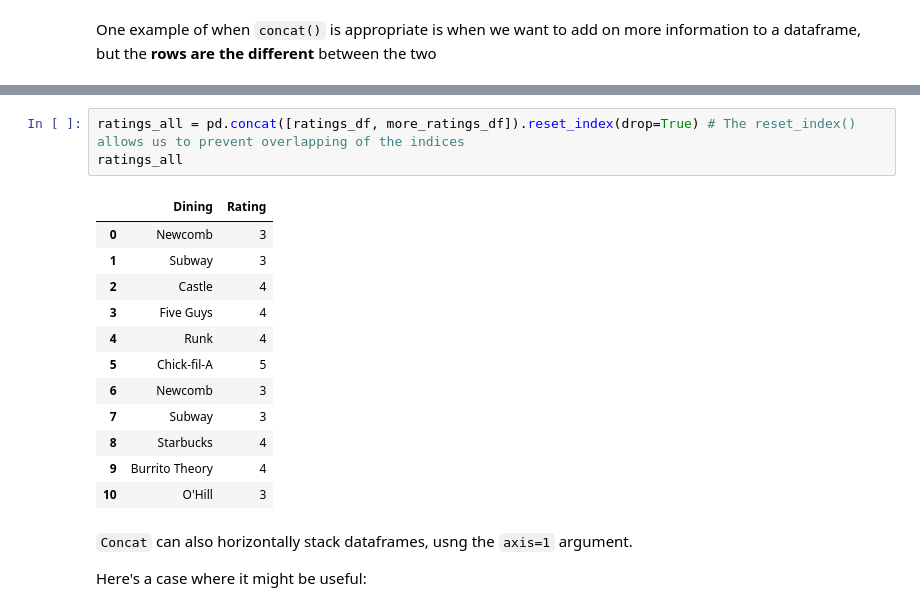
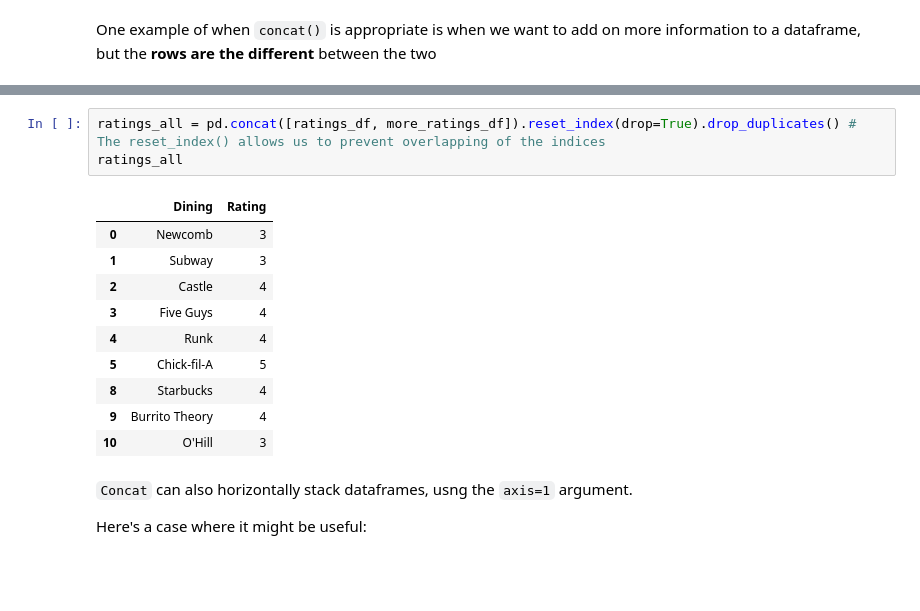
Before and after one commit to ishaandey/node, a Jupyter notebook: week-3/cleaning_key.ipynb, the cells around one changed output, grey strips where cells are left out. Drawn from its saved outputs; the diff is of its cells as text; blank space fills up the shorter version.

```diff
--- a/week-3/cleaning_key.ipynb
+++ b/week-3/cleaning_key.ipynb
@@ -768,16 +782,14 @@ display_side_by_side(ratings_df,more_ratings_df)
 # %%
-ratings_all = pd.concat([ratings_df, more_ratings_df]).reset_index(drop=True) # The reset_index() allows us to prevent overlapping of the indices
+ratings_all = pd.concat([ratings_df, more_ratings_df]).reset_index(drop=True).drop_duplicates() # The reset_index() allows us to prevent overlapping of the indices
 ratings_all
 # %% [output]
 |  | Dining | Rating |
 | 0 | Newcomb | 3 |
 | 1 | Subway | 3 |
 | 2 | Castle | 4 |
 | 3 | Five Guys | 4 |
 | 4 | Runk | 4 |
 | 5 | Chick-fil-A | 5 |
-| 6 | Newcomb | 3 |
-| 7 | Subway | 3 |
 | 8 | Starbucks | 4 |
 | 9 | Burrito Theory | 4 |
 | 10 | O'Hill | 3 |
```
Also changed, not shown: parts of 21 cells of this notebook.
